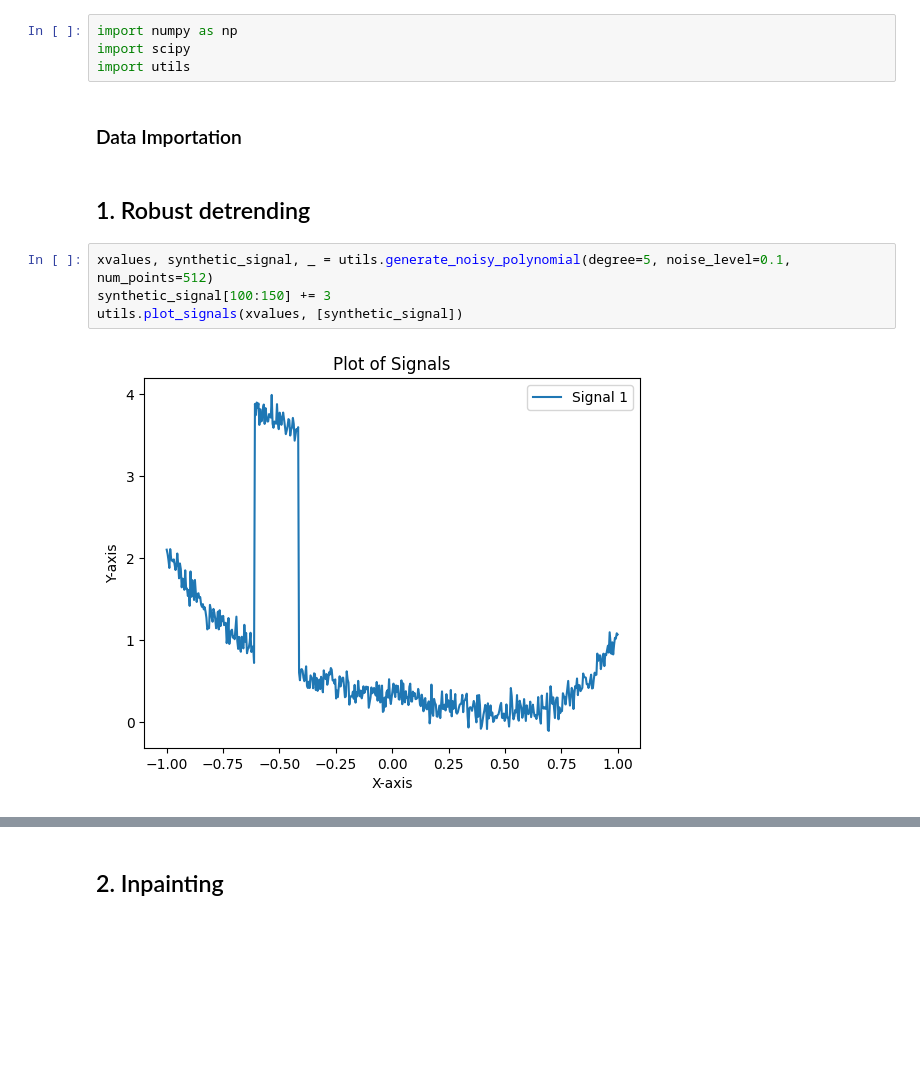
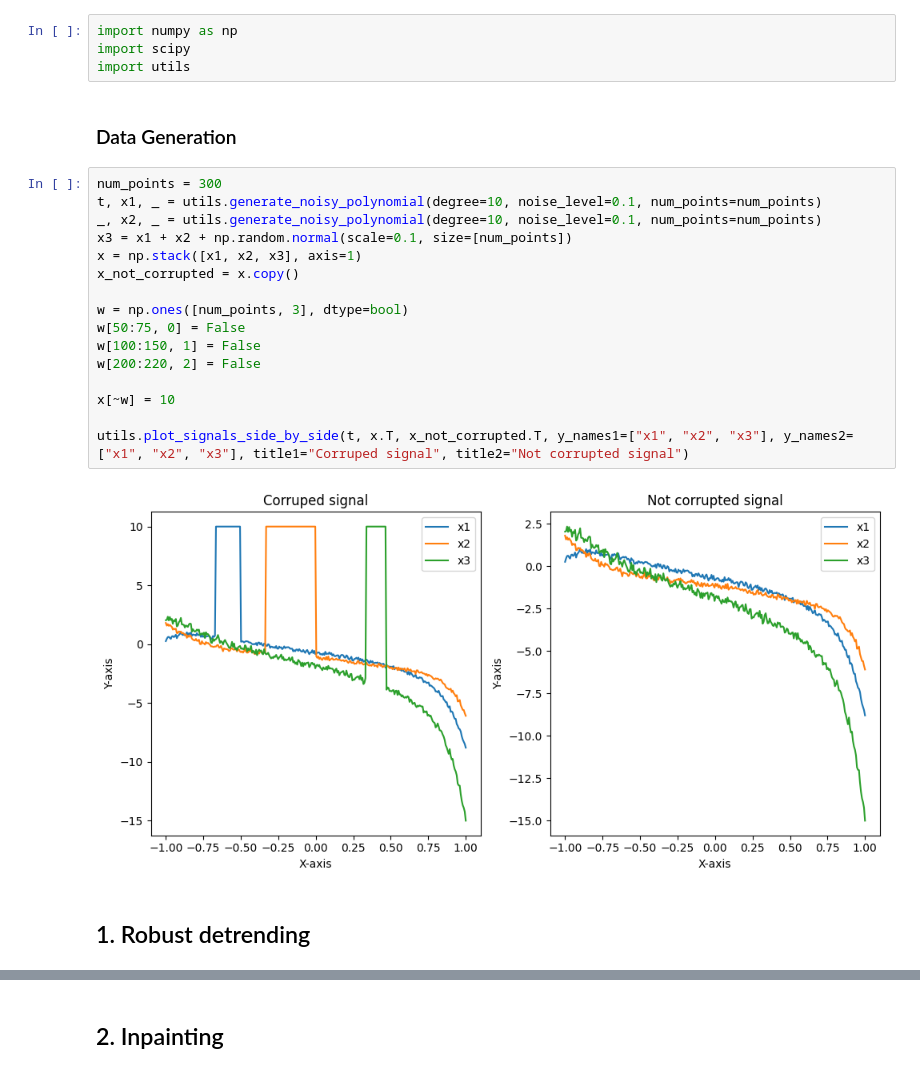
Before and after one commit to alexicanesse/robust-detrending-rereferencing-outlier-detection-and-inpainting-for-multichannel-data, a Jupyter notebook: implementation.ipynb, the cells around one changed output, grey strips where cells are left out. Drawn from its saved outputs; the diff is of its cells as text; blank space fills up the shorter version.

```diff
--- a/implementation.ipynb
+++ b/implementation.ipynb
@@ -10,15 +10,27 @@ import numpy as np
 import scipy
 import utils
 # %% [markdown]
-### Data Importation
+### Data Generation
+# %%
+num_points = 300
+t, x1, _ = utils.generate_noisy_polynomial(degree=10, noise_level=0.1, num_points=num_points)
+_, x2, _ = utils.generate_noisy_polynomial(degree=10, noise_level=0.1, num_points=num_points)
+x3 = x1 + x2 + np.random.normal(scale=0.1, size=[num_points])
+x = np.stack([x1, x2, x3], axis=1)
+x_not_corrupted = x.copy()
+
+w = np.ones([num_points, 3], dtype=bool)
+w[50:75, 0] = False
+w[100:150, 1] = False
+w[200:220, 2] = False
+
+x[~w] = 10
+
+utils.plot_signals_side_by_side(t, x.T, x_not_corrupted.T, y_names1=["x1", "x2", "x3"], y_names2=["x1", "x2", "x3"], title1="Corruped signal", title2="Not corrupted signal")
+# %% [output]
+[figure, added]
 # %% [markdown]
 ## 1. Robust detrending
-# %%
-xvalues, synthetic_signal, _ = utils.generate_noisy_polynomial(degree=5, noise_level=0.1, num_points=512)
-synthetic_signal[100:150] += 3
-utils.plot_signals(xvalues, [synthetic_signal])
-# %% [output]
-[figure, removed]
 # %%
 def robust_detrend(x, order, w=None, basis='polynomials', thresh=0.5, niter=4):
      """
```
Also changed, not shown: parts of 7 cells of this notebook.
